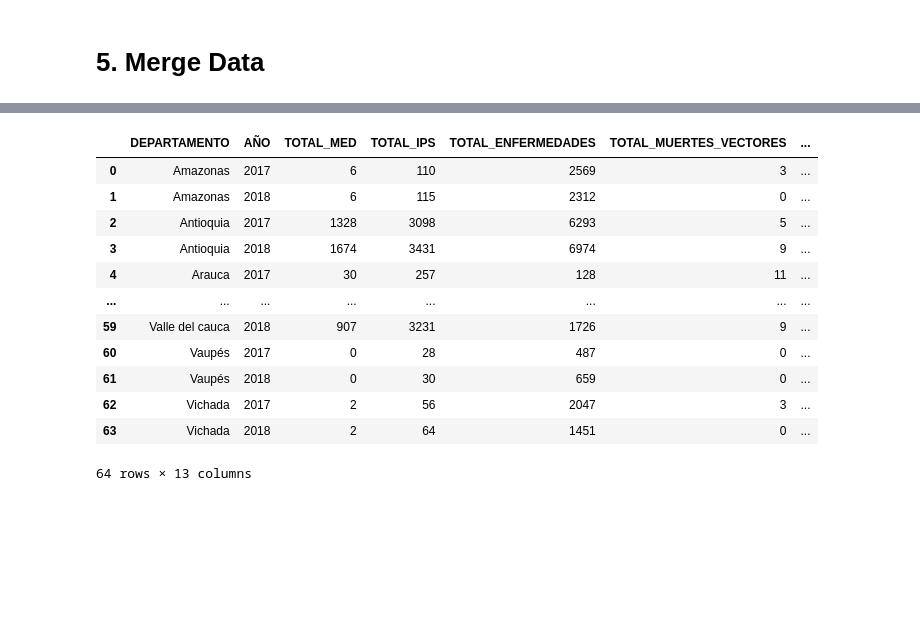
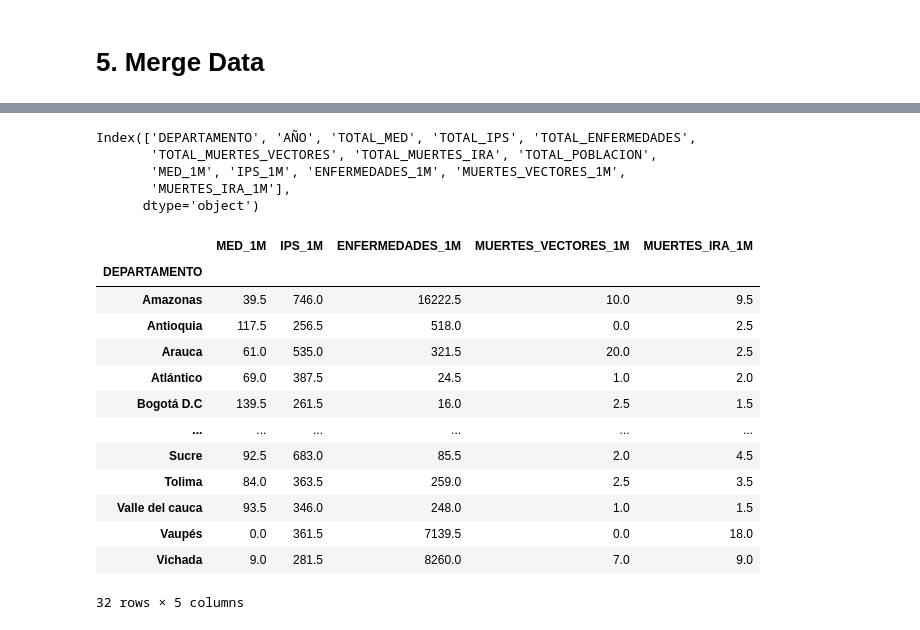
Before and after one commit to Santivg/DS4A-Team14, a Jupyter notebook: notebooks/EDA_combinado.ipynb, the cells around one changed output, grey strips where cells are left out. Saved outputs shown, nothing was run; the diff lists cells and outputs as text; code cells hidden in the pictures; blank space fills up the shorter version.

```diff
--- a/notebooks/EDA_combinado.ipynb
+++ b/notebooks/EDA_combinado.ipynb
@@ -750,21 +799,29 @@ data_merge=data_merge.assign(MUERTES_IRA_1M = lambda x: (x.TOTAL_MUERTES_IRA*100
 data_merge[['MED_1M', 'IPS_1M', 'ENFERMEDADES_1M', 'MUERTES_VECTORES_1M','MUERTES_IRA_1M']]\
     = data_merge[['MED_1M', 'IPS_1M', 'ENFERMEDADES_1M', 'MUERTES_VECTORES_1M','MUERTES_IRA_1M']].astype('int64')
 # %%
-data_merge
+data_merge.columns
 # %% [output]
-|  | DEPARTAMENTO | AÑO | TOTAL_MED | TOTAL_IPS | TOTAL_ENFERMEDADES | TOTAL_MUERTES_VECTORES | ... |
-| 0 | Amazonas | 2017 | 6 | 110 | 2569 | 3 | ... |
-| 1 | Amazonas | 2018 | 6 | 115 | 2312 | 0 | ... |
-| 2 | Antioquia | 2017 | 1328 | 3098 | 6293 | 5 | ... |
-| 3 | Antioquia | 2018 | 1674 | 3431 | 6974 | 9 | ... |
-| 4 | Arauca | 2017 | 30 | 257 | 128 | 11 | ... |
-| ... | ... | ... | ... | ... | ... | ... | ... |
-| 59 | Valle del cauca | 2018 | 907 | 3231 | 1726 | 9 | ... |
-| 60 | Vaupés | 2017 | 0 | 28 | 487 | 0 | ... |
-| 61 | Vaupés | 2018 | 0 | 30 | 659 | 0 | ... |
-| 62 | Vichada | 2017 | 2 | 56 | 2047 | 3 | ... |
-| 63 | Vichada | 2018 | 2 | 64 | 1451 | 0 | ... |
-64 rows × 13 columns
+Index(['DEPARTAMENTO', 'AÑO', 'TOTAL_MED', 'TOTAL_IPS', 'TOTAL_ENFERMEDADES',
+       'TOTAL_MUERTES_VECTORES', 'TOTAL_MUERTES_IRA', 'TOTAL_POBLACION',
+       'MED_1M', 'IPS_1M', 'ENFERMEDADES_1M', 'MUERTES_VECTORES_1M',
+       'MUERTES_IRA_1M'],
+      dtype='object')
 # %%
-data_merge_1M=data_merge[['MED_1M', 'IPS_1M', 'ENFERMEDADES_1M', 'MUERTES_VECTORES_1M','MUERTES_IRA_1M']]
+data_merge_agg=data_merge.groupby(['DEPARTAMENTO']).agg({'MED_1M':'mean','IPS_1M':'mean','ENFERMEDADES_1M':'mean','MUERTES_VECTORES_1M':'mean','MUERTES_IRA_1M':'mean'})
+data_merge_agg
+# %% [output]
+|  | MED_1M | IPS_1M | ENFERMEDADES_1M | MUERTES_VECTORES_1M | MUERTES_IRA_1M |
+| DEPARTAMENTO |  |  |  |  |  |
+| Amazonas | 39.5 | 746.0 | 16222.5 | 10.0 | 9.5 |
+| Antioquia | 117.5 | 256.5 | 518.0 | 0.0 | 2.5 |
+| Arauca | 61.0 | 535.0 | 321.5 | 20.0 | 2.5 |
+| Atlántico | 69.0 | 387.5 | 24.5 | 1.0 | 2.0 |
+| Bogotá D.C | 139.5 | 261.5 | 16.0 | 2.5 | 1.5 |
+| ... | ... | ... | ... | ... | ... |
+| Sucre | 92.5 | 683.0 | 85.5 | 2.0 | 4.5 |
+| Tolima | 84.0 | 363.5 | 259.0 | 2.5 | 3.5 |
+| Valle del cauca | 93.5 | 346.0 | 248.0 | 1.0 | 1.5 |
+| Vaupés | 0.0 | 361.5 | 7139.5 | 0.0 | 18.0 |
+| Vichada | 9.0 | 281.5 | 8260.0 | 7.0 | 9.0 |
+32 rows × 5 columns
 # %%
```
Also changed, not shown: parts of 26 cells of this notebook, 6 other files.
